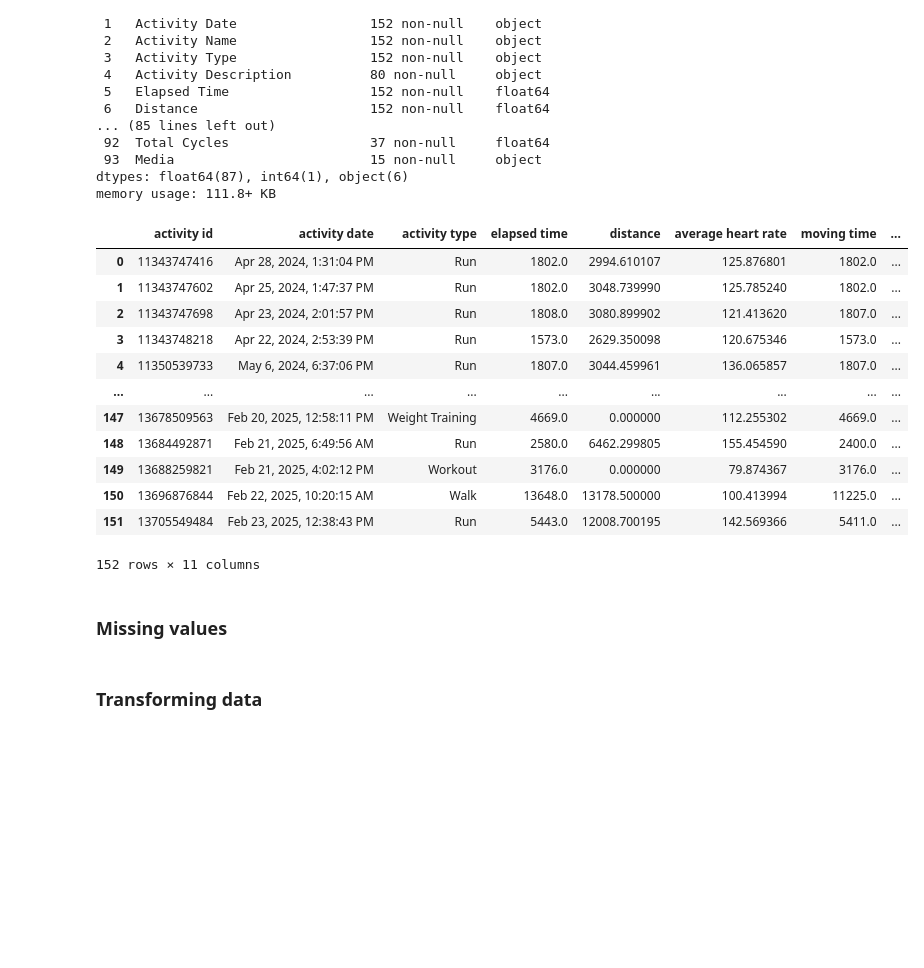
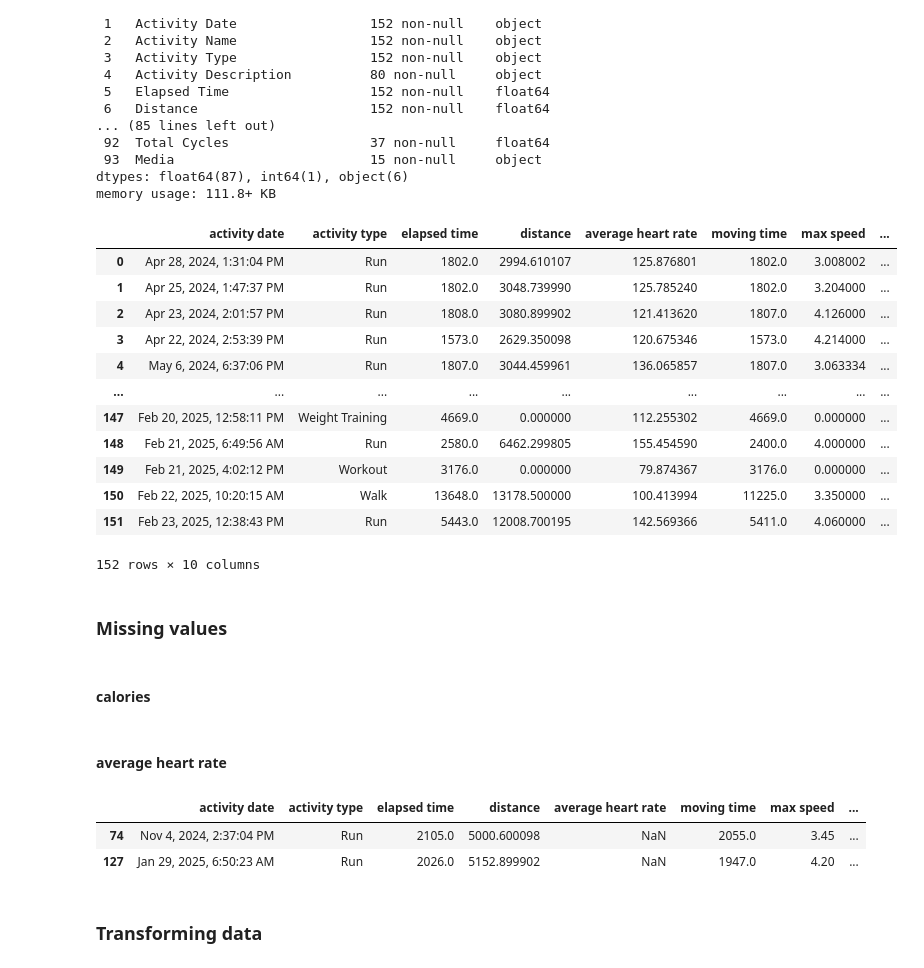
Before and after one commit to borowskamar/PortfolioProjects, a Jupyter notebook: Strava.ipynb, the cells around one changed output. Drawn from its saved outputs; the diff is of its cells as text; code cells hidden in the pictures; blank space fills up the shorter version.

```diff
--- a/Strava.ipynb
+++ b/Strava.ipynb
@@ -37,25 +37,25 @@ memory usage: 111.8+ KB
 df.columns=df.columns.str.lower()
 # %%
 # Since there are 94 columns, let's create a new dataframe only with columns meaningful for the analysis
-cols = ['activity id', 'activity date', 'activity type', 'elapsed time',  'distance',
+cols = ['activity date', 'activity type', 'elapsed time',  'distance',
          'average heart rate', 'moving time', 'max speed', 'average speed', 'calories', 'total steps'
        ]
 df = df[cols]
 df
 # %% [output]
-|  | activity id | activity date | activity type | elapsed time | distance | average heart rate | moving time | ... |
-| 0 | 11343747416 | Apr 28, 2024, 1:31:04 PM | Run | 1802.0 | 2994.610107 | 125.876801 | 1802.0 | ... |
-| 1 | 11343747602 | Apr 25, 2024, 1:47:37 PM | Run | 1802.0 | 3048.739990 | 125.785240 | 1802.0 | ... |
-| 2 | 11343747698 | Apr 23, 2024, 2:01:57 PM | Run | 1808.0 | 3080.899902 | 121.413620 | 1807.0 | ... |
-| 3 | 11343748218 | Apr 22, 2024, 2:53:39 PM | Run | 1573.0 | 2629.350098 | 120.675346 | 1573.0 | ... |
-| 4 | 11350539733 | May 6, 2024, 6:37:06 PM | Run | 1807.0 | 3044.459961 | 136.065857 | 1807.0 | ... |
+|  | activity date | activity type | elapsed time | distance | average heart rate | moving time | max speed | ... |
+| 0 | Apr 28, 2024, 1:31:04 PM | Run | 1802.0 | 2994.610107 | 125.876801 | 1802.0 | 3.008002 | ... |
+| 1 | Apr 25, 2024, 1:47:37 PM | Run | 1802.0 | 3048.739990 | 125.785240 | 1802.0 | 3.204000 | ... |
+| 2 | Apr 23, 2024, 2:01:57 PM | Run | 1808.0 | 3080.899902 | 121.413620 | 1807.0 | 4.126000 | ... |
+| 3 | Apr 22, 2024, 2:53:39 PM | Run | 1573.0 | 2629.350098 | 120.675346 | 1573.0 | 4.214000 | ... |
+| 4 | May 6, 2024, 6:37:06 PM | Run | 1807.0 | 3044.459961 | 136.065857 | 1807.0 | 3.063334 | ... |
 | ... | ... | ... | ... | ... | ... | ... | ... | ... |
-| 147 | 13678509563 | Feb 20, 2025, 12:58:11 PM | Weight Training | 4669.0 | 0.000000 | 112.255302 | 4669.0 | ... |
-| 148 | 13684492871 | Feb 21, 2025, 6:49:56 AM | Run | 2580.0 | 6462.299805 | 155.454590 | 2400.0 | ... |
-| 149 | 13688259821 | Feb 21, 2025, 4:02:12 PM | Workout | 3176.0 | 0.000000 | 79.874367 | 3176.0 | ... |
-| 150 | 13696876844 | Feb 22, 2025, 10:20:15 AM | Walk | 13648.0 | 13178.500000 | 100.413994 | 11225.0 | ... |
-| 151 | 13705549484 | Feb 23, 2025, 12:38:43 PM | Run | 5443.0 | 12008.700195 | 142.569366 | 5411.0 | ... |
+| 147 | Feb 20, 2025, 12:58:11 PM | Weight Training | 4669.0 | 0.000000 | 112.255302 | 4669.0 | 0.000000 | ... |
+| 148 | Feb 21, 2025, 6:49:56 AM | Run | 2580.0 | 6462.299805 | 155.454590 | 2400.0 | 4.000000 | ... |
+| 149 | Feb 21, 2025, 4:02:12 PM | Workout | 3176.0 | 0.000000 | 79.874367 | 3176.0 | 0.000000 | ... |
+| 150 | Feb 22, 2025, 10:20:15 AM | Walk | 13648.0 | 13178.500000 | 100.413994 | 11225.0 | 3.350000 | ... |
+| 151 | Feb 23, 2025, 12:38:43 PM | Run | 5443.0 | 12008.700195 | 142.569366 | 5411.0 | 4.060000 | ... |
-152 rows × 11 columns
+152 rows × 10 columns
 # %%
 # The analysis concenrs only runs, so let's create a new dataframe
 runs = df[df['activity type']=='Run']
@@ -63,6 +63,16 @@ runs = df[df['activity type']=='Run']
 runs = runs.copy()
 # %% [markdown]
 ### Missing values
+# %% [markdown]
+#### calories
 # %%
 # There are many missing values in the 'calories' column, let's just drop it
 runs = runs.drop('calories', axis=1)
+# %% [markdown]
+#### average heart rate
+# %%
+runs[runs['average heart rate'].isna()]
+# %% [output]
+|  | activity date | activity type | elapsed time | distance | average heart rate | moving time | max speed | ... |
+| 74 | Nov 4, 2024, 2:37:04 PM | Run | 2105.0 | 5000.600098 | NaN | 2055.0 | 3.45 | ... |
+| 127 | Jan 29, 2025, 6:50:23 AM | Run | 2026.0 | 5152.899902 | NaN | 1947.0 | 4.20 | ... |
```
Also changed, not shown: parts of 17 cells of this notebook.
